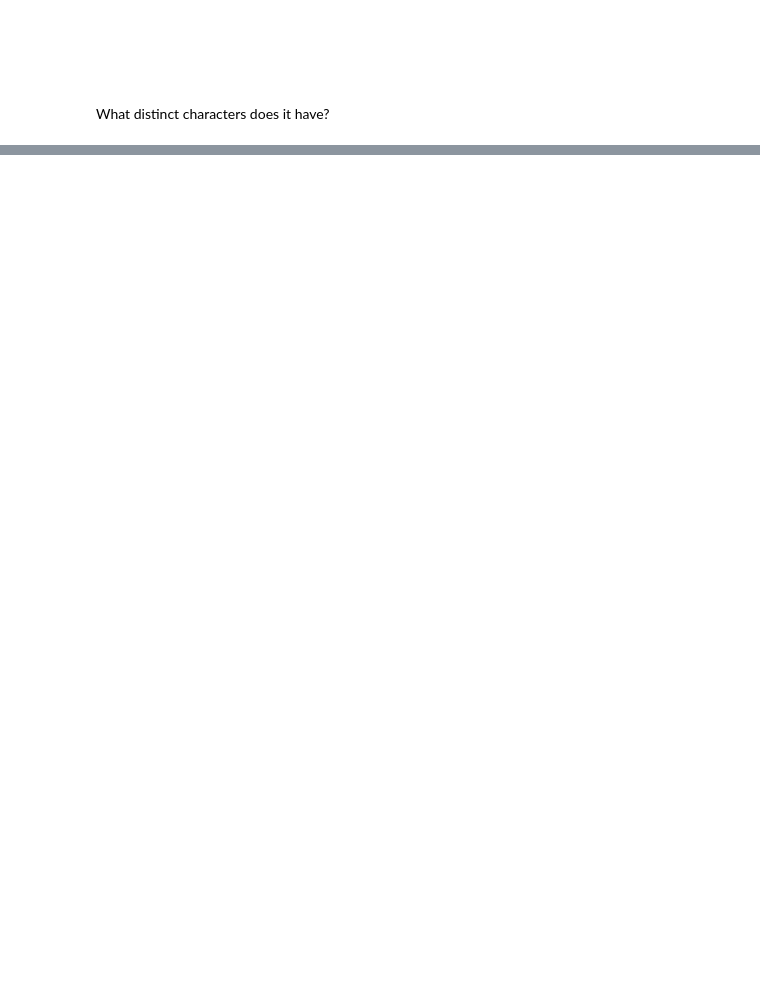
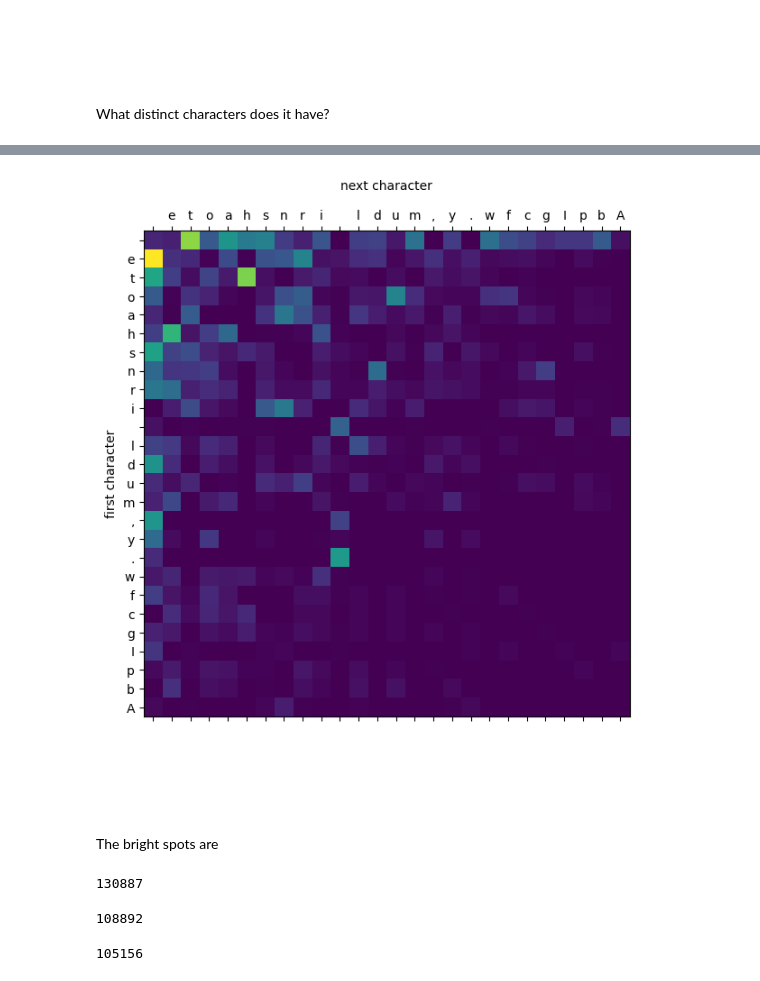
Before and after one commit to jpivarski-talks/2025-07-12-scipy-teen-track, a Jupyter notebook: site/files/09-shakespeare.ipynb, the cells around one changed output, grey strips where cells are left out. Drawn from its saved outputs; the diff is of its cells as text; code cells hidden in the pictures; blank space fills up the shorter version.

```diff
--- a/site/files/09-shakespeare.ipynb
+++ b/site/files/09-shakespeare.ipynb
@@ -348,0 +353,6 @@ set(corpus)
+# %%
+first_character = []
+next_character = []
+for i in range(len(corpus) - 1):
+    first_character.append(corpus[i])
+    next_character.append(corpus[i + 1])
@@ -348,0 +401,3 @@ set(corpus)
+# %%
+pairs = pd.crosstab(first_character, next_character, rownames=["first"], colnames=["next"])
+pairs
@@ -348,0 +419,4 @@ set(corpus)
+# %%
+sorted_by_columns = pairs[pairs.sum(axis=0).sort_values(ascending=False).index]
+# %%
+sorted_by_both = sorted_by_columns.loc[sorted_by_columns.sum(axis=1).sort_values(ascending=False).index]
@@ -348,0 +440,34 @@ set(corpus)
+# %%
+fig, ax = plt.subplots(figsize=(7, 7))
+
+matrix = ax.matshow(sorted_by_both.values)
+
+ax.set_xticks(range(len(sorted_by_both.index)), sorted_by_both.index)
+ax.set_yticks(range(len(sorted_by_both.columns)), sorted_by_both.columns)
+
+ax.set_xlim(-0.5, 25.5)
+ax.set_ylim(-0.5, 25.5)
+ax.set_ylabel("first character")
+ax.set_xlabel("next character")
+ax.xaxis.set_label_position("top")
+plt.gca().invert_yaxis()
+
+None
+# %% [output]
+[figure, added]
+# %% [markdown]
+<br><br><br>
+# %% [markdown]
+The bright spots are
+# %%
+pairs.loc["e", " "]   # e followed by space (at the end of a word)
+# %% [output]
+130887
+# %%
+pairs.loc[" ", "t"]   # space followed by t (at the beginning of a word)
+# %% [output]
+108892
+# %%
+pairs.loc["t", "h"]   # t followed by h
+# %% [output]
+105156
```
Also changed, not shown: parts of 55 cells of this notebook.
